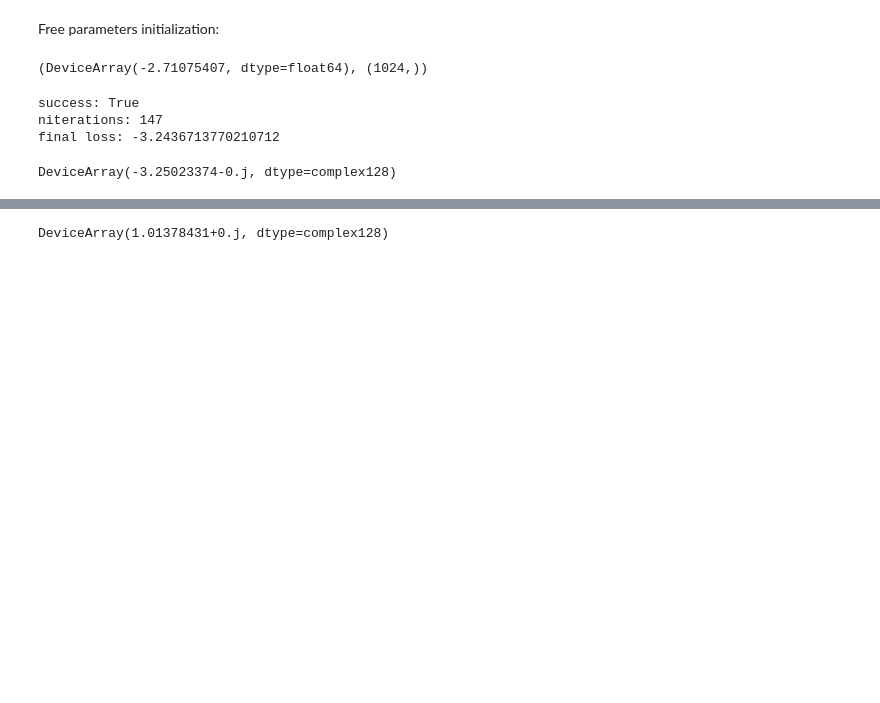
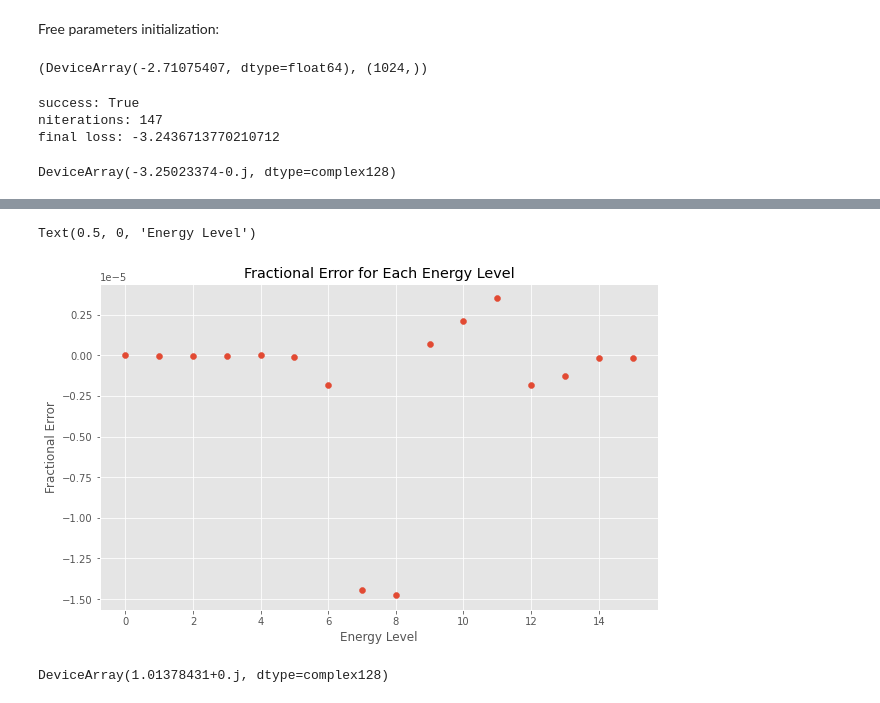
Before and after one commit to panmx-phys/MLPhys, a Jupyter notebook: PSA/Structure/playground.ipynb, the cells around one changed output, grey strips where cells are left out. Drawn from its saved outputs; the diff is of its cells as text; code cells hidden in the pictures; blank space fills up the shorter version.

```diff
--- a/PSA/Structure/playground.ipynb
+++ b/PSA/Structure/playground.ipynb
@@ -219,0 +236,3 @@ mStates = absorbedState(allstate,unitary)
+# %%
+errs = (jnp.sort(jnp.log(px) - (jnp.mean(jnp.log(px)) - jnp.mean(energies))) - jnp.sort(energies))/jnp.sort(energies)
+errs = np.real(np.array(errs))
@@ -219,0 +244,5 @@ mStates = absorbedState(allstate,unitary)
+# %%
+stateEstEnergy = [state.T.conjugate() @ H @ state for state in mStates]
+errs = (jnp.sort(jnp.array(stateEstEnergy)[:,0,0]) - jnp.sort(energies))/jnp.sort(energies)
+# %%
+jnp.sort(jnp.array(stateEstEnergy)).shape
@@ -219,0 +251,3 @@ mStates = absorbedState(allstate,unitary)
+# %%
+qwe, real = jnp.real(jnp.sort(jnp.array(stateEstEnergy)[:,0,0])), jnp.real(jnp.sort(energies))
+qwe,real,(qwe-real)/real
@@ -220,3 +269,15 @@ mStates = absorbedState(allstate,unitary)
+# %%
+from matplotlib import pyplot as plt
+plt.style.use('ggplot')
+errs =(qwe-real)/real
+plt.figure(figsize=(10, 6))
+plt.scatter(range(errs.shape[0]),errs)
+plt.title("Fractional Error for Each Energy Level")
+plt.ylabel("Fractional Error")
+plt.xlabel("Energy Level")
+# %% [output]
+Text(0.5, 0, 'Energy Level')
+[figure, added]
 # %%
 # trivial calculation
 
```
Also changed, not shown: parts of 17 cells of this notebook, 6 other files.
